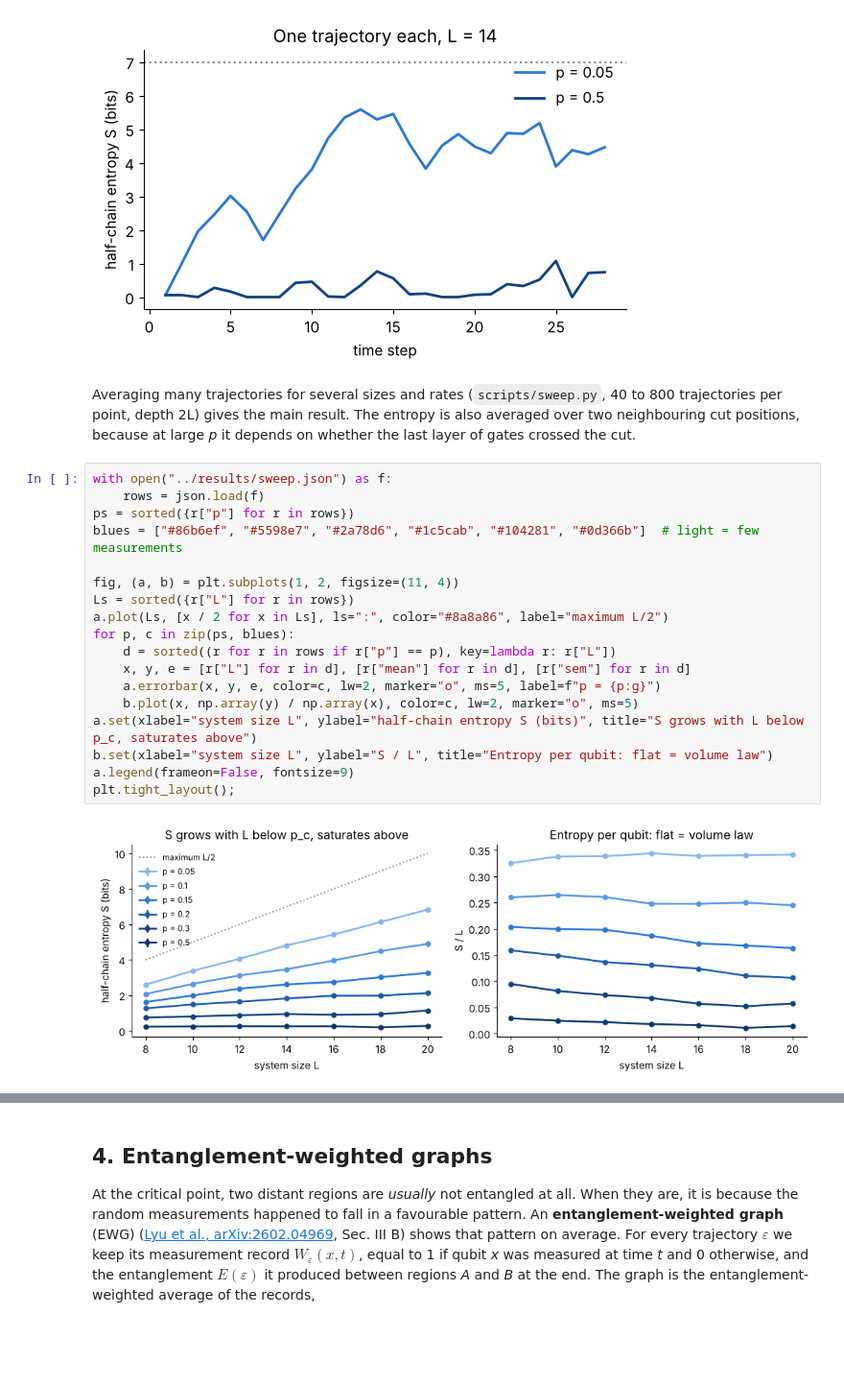
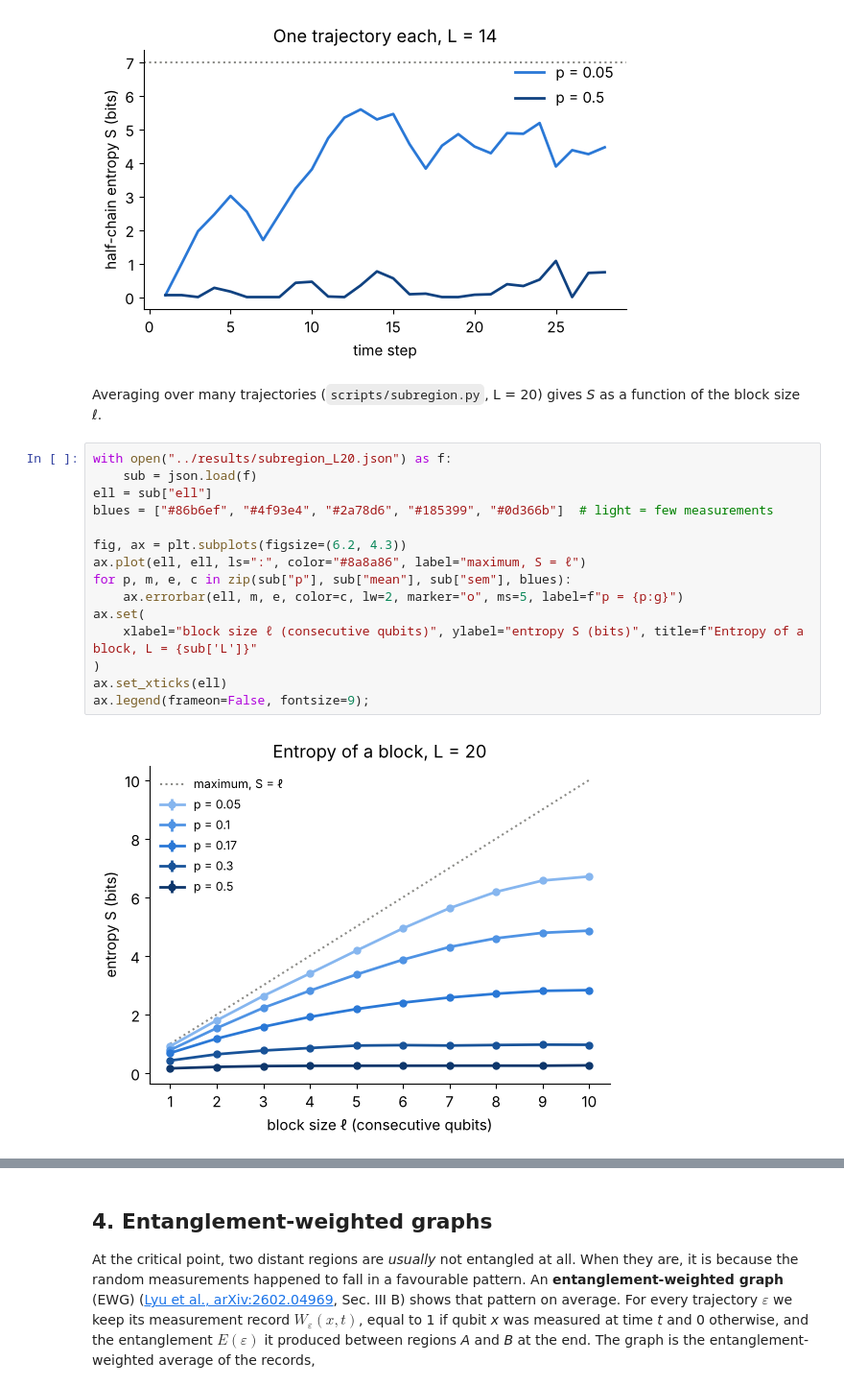
Before and after one commit to liukeLyu/mipt-sim, a Jupyter notebook: examples/mipt_tour.ipynb, the cells around one changed output, grey strips where cells are left out. Shown at 96% size. Saved outputs shown, nothing was run; the diff lists cells and outputs as text; blank space fills up the shorter version.

Commit message:
Notebook: entropy versus block size replaces entropy versus L

```diff
--- a/examples/mipt_tour.ipynb
+++ b/examples/mipt_tour.ipynb
@@ -114,25 +113,22 @@ ax.legend(frameon=False);
 # %% [output]
 [figure]
 # %% [markdown]
-Averaging many trajectories for several sizes and rates (`scripts/sweep.py`, 40 to 800 trajectories per point, depth 2L) gives the main result. The entropy is also averaged over two neighbouring cut positions, because at large *p* it depends on whether the last layer of gates crossed the cut.
+Averaging over many trajectories (`scripts/subregion.py`, L = 20) gives *S* as a function of the block size ℓ.
 # %%
-with open("../results/sweep.json") as f:
-    rows = json.load(f)
-ps = sorted({r["p"] for r in rows})
-blues = ["#86b6ef", "#5598e7", "#2a78d6", "#1c5cab", "#104281", "#0d366b"]  # light = few measurements
+with open("../results/subregion_L20.json") as f:
+    sub = json.load(f)
+ell = sub["ell"]
+blues = ["#86b6ef", "#4f93e4", "#2a78d6", "#185399", "#0d366b"]  # light = few measurements
 
-fig, (a, b) = plt.subplots(1, 2, figsize=(11, 4))
-Ls = sorted({r["L"] for r in rows})
-a.plot(Ls, [x / 2 for x in Ls], ls=":", color="#8a8a86", label="maximum L/2")
-for p, c in zip(ps, blues):
-    d = sorted((r for r in rows if r["p"] == p), key=lambda r: r["L"])
-    x, y, e = [r["L"] for r in d], [r["mean"] for r in d], [r["sem"] for r in d]
-    a.errorbar(x, y, e, color=c, lw=2, marker="o", ms=5, label=f"p = {p:g}")
-    b.plot(x, np.array(y) / np.array(x), color=c, lw=2, marker="o", ms=5)
-a.set(xlabel="system size L", ylabel="half-chain entropy S (bits)", title="S grows with L below p_c, saturates above")
-b.set(xlabel="system size L", ylabel="S / L", title="Entropy per qubit: flat = volume law")
-a.legend(frameon=False, fontsize=9)
-plt.tight_layout();
+fig, ax = plt.subplots(figsize=(6.2, 4.3))
+ax.plot(ell, ell, ls=":", color="#8a8a86", label="maximum, S = ℓ")
+for p, m, e, c in zip(sub["p"], sub["mean"], sub["sem"], blues):
+    ax.errorbar(ell, m, e, color=c, lw=2, marker="o", ms=5, label=f"p = {p:g}")
+ax.set(
+    xlabel="block size ℓ (consecutive qubits)", ylabel="entropy S (bits)", title=f"Entropy of a block, L = {sub['L']}"
+)
+ax.set_xticks(ell)
+ax.legend(frameon=False, fontsize=9);
 # %% [output]
-[figure, old version]
+[figure, new version]
 # %% [markdown]
```
Also changed, not shown: parts of 4 cells of this notebook.
